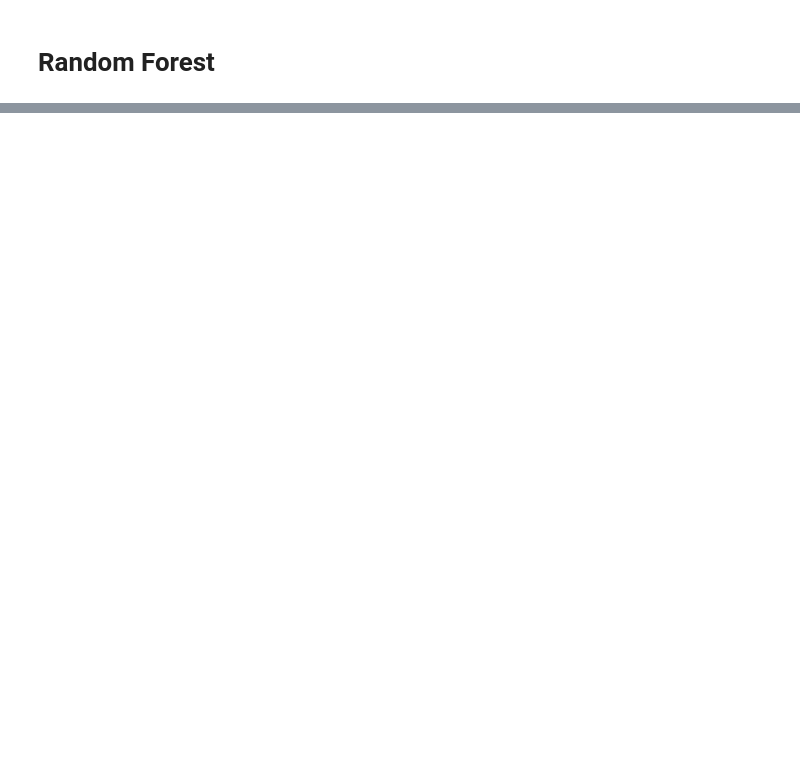
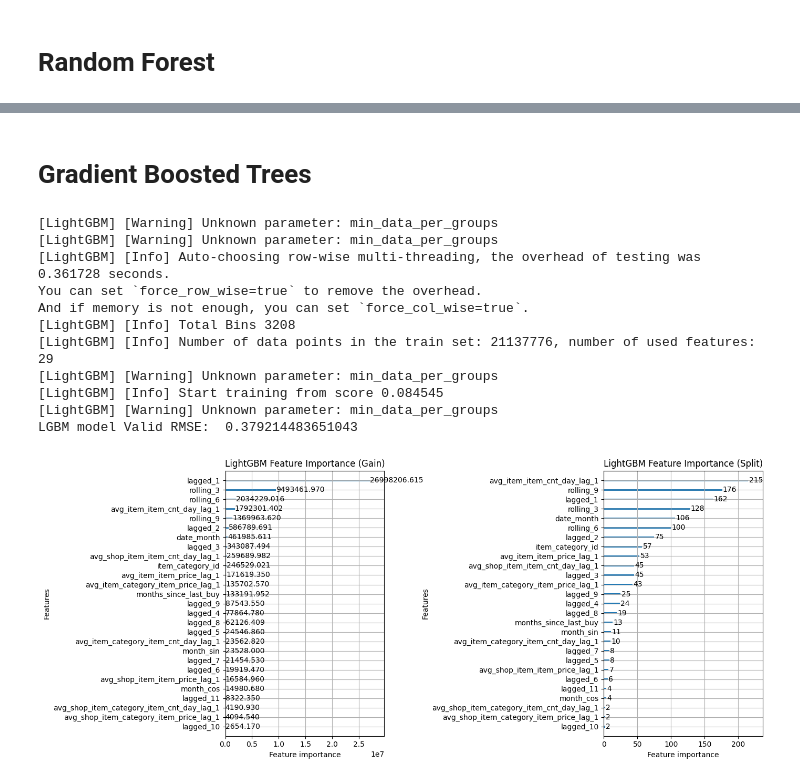
Before and after one commit to milymilek/sales-forecasting, a Jupyter notebook: notebooks/4_tabular_model_training.ipynb, the cells around one changed output, grey strips where cells are left out. Saved outputs shown, nothing was run; the diff lists cells and outputs as text; code cells hidden in the pictures; blank space fills up the shorter version.

```diff
--- a/notebooks/4_tabular_model_training.ipynb
+++ b/notebooks/4_tabular_model_training.ipynb
@@ -109,0 +93,37 @@ np.float64(0.42443140968739057)
+# %% [markdown]
+# Gradient Boosted Trees
+# %%
+params = {
+    'random_state': 42,
+    'num_leaves': 28,
+    'max_depth': 43,
+    'learning_rate': 0.07188714405942678,
+    'n_estimators': 50,
+    'reg_alpha': 1.862771282197631,
+    'reg_lambda': 0.6080693179624701,
+    'colsample_bytree': 1.0,
+    'subsample': 0.7,
+    'min_child_samples': 236,
+    'min_data_per_groups': 89
+}
+
+model = lgb.LGBMRegressor(**params, boosting_type='gbdt', n_jobs=-1, metric='rmse', objective='regression')
+model.fit(X_train, train_target, eval_set=[(X_valid, valid_target)])
+
+y_pred = model.predict(X_valid)
+rmse = metrics.root_mean_squared_error(valid_target.values, y_pred)
+print("LGBM model Valid RMSE: ", rmse)
+plot_feature_importance(model)
+# %% [output]
+[LightGBM] [Warning] Unknown parameter: min_data_per_groups
+[LightGBM] [Warning] Unknown parameter: min_data_per_groups
+[LightGBM] [Info] Auto-choosing row-wise multi-threading, the overhead of testing was 0.361728 seconds.
+You can set `force_row_wise=true` to remove the overhead.
+And if memory is not enough, you can set `force_col_wise=true`.
+[LightGBM] [Info] Total Bins 3208
+[LightGBM] [Info] Number of data points in the train set: 21137776, number of used features: 29
+[LightGBM] [Warning] Unknown parameter: min_data_per_groups
+[LightGBM] [Info] Start training from score 0.084545
+[LightGBM] [Warning] Unknown parameter: min_data_per_groups
+LGBM model Valid RMSE:  0.379214483651043
+[figure, added]
```
Also changed, not shown: parts of 15 cells of this notebook, 15 other files.
